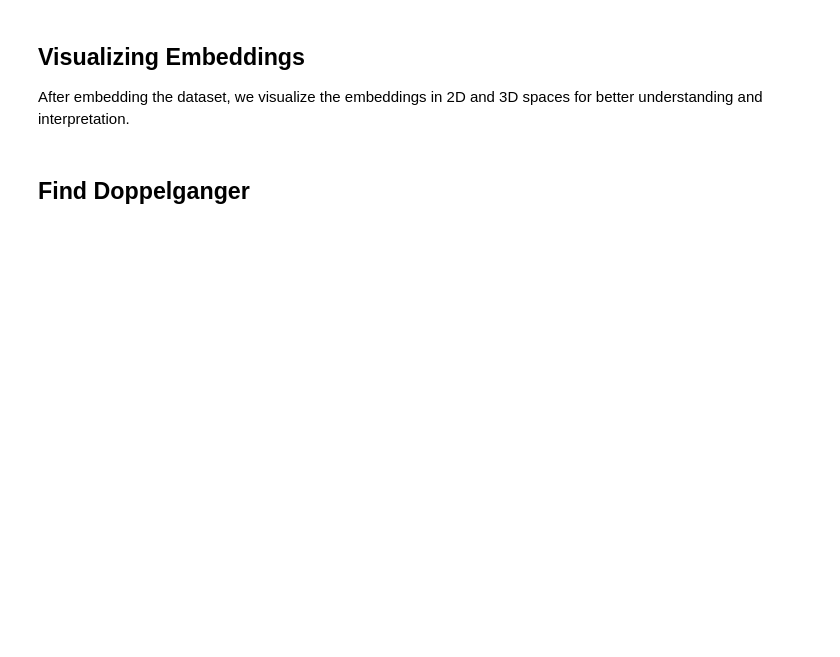
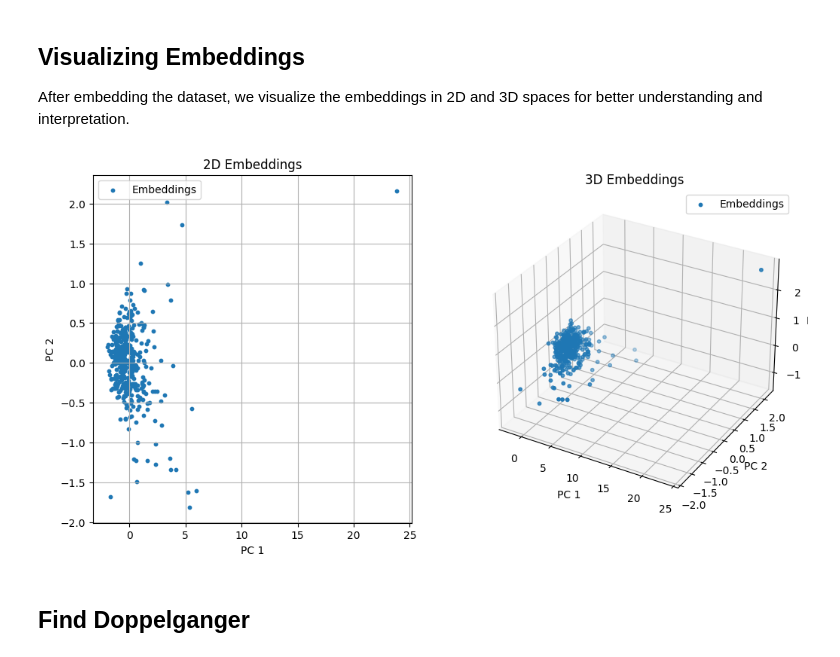
Before and after one commit to LucaFranceschi01/DL-2024, a Jupyter notebook: FINAL/test.ipynb, the cells around one changed output. Cells and saved outputs as stored; diff of their text form; code cells hidden in the pictures; blank space fills up the shorter version.

Commit message:
embeddings visualization

```diff
--- a/FINAL/test.ipynb
+++ b/FINAL/test.ipynb
@@ -33,11 +33,12 @@ from torchvision.models import mobilenet_v3_small
 import math
 # %%
 # Comment if not in Google Colab
-# from google.colab import drive
-# drive.mount('/content/drive')
-# data_path = '/content/drive/My Drive/DeepLearning_2024/P4/Data/'
-# results_path = '/content/drive/My Drive/DeepLearning_2024/P4/Results/'
+from google.colab import drive
+drive.mount('/content/drive')
+content_path = '/content/drive/My Drive/DeepLearning_2024/FINAL/'
+data_path = content_path + 'dataset/'
+results_path = content_path + 'results/'
 
 # Comment if in Google Colab
-data_path = 'data/'
-results_path = 'results/'
+# data_path = 'data/'
+# results_path = 'results/'
@@ -66,9 +71,12 @@ class HDA_Doppelgaenger(torch.utils.data.Dataset):
         self.transform = transform
         self.seed = seed
 
+        with open(data_path + dataset_version + 'dataset.json', 'r') as fp:
+            self.indexer = json.load(fp)['HDA_Doppelgaenger']
+        """
         with open('./' + dataset_version + 'dataset.json', 'r') as fp:
             self.indexer = json.load(fp)['HDA_Doppelgaenger']
-
+        """
     def __getitem__(self, index):
         np.random.seed(self.seed)
         neg_idx = np.random.randint(0, len(self.indexer)) # index
@@ -363,2 +346,57 @@ visualize_embeddings(embeddings, labels)
+# %%
+def visualize_embeddings_2d(ax, embeddings, labels, input=None, closest=None):
+    # Reshape embeddings to x dimensions
+    embeddings_2d = embeddings.reshape(embeddings.shape[0], -1)
+
+    # Perform dimensionality reduction with PCA for visualization
+    pca_2d = PCA(n_components=2)
+    reduced_embeddings_2d = pca_2d.fit_transform(embeddings_2d)
+
+    # Visualize embeddings in 2D
+    scatter_2d = ax.scatter(reduced_embeddings_2d[:, 0], reduced_embeddings_2d[:, 1], s=10, label='Embeddings')
+    if input is not None:
+        input_2d = pca_2d.transform(input.reshape(1, -1))
+        ax.scatter(input_2d[:, 0], input_2d[:, 1], color='red', s=100, label='Input Embedding')
+    if closest is not None:
+        closest_2d = pca_2d.transform(closest.reshape(1, -1))
+        ax.scatter(closest_2d[0], closest_2d[1], closest_2d[2], color='green', s=100, label='Closest Embedding')
+
+    ax.set_title('2D Embeddings')
+    ax.set_xlabel('PC 1')
+    ax.set_ylabel('PC 2')
+    ax.grid(True)
+    ax.legend()
+
+def visualize_embeddings_3d(ax, embeddings, labels, input=None, closest=None):
+    # Reshape embeddings to 3 dimensions
+    embeddings_3d = embeddings.reshape(embeddings.shape[0], -1)
+
+    # Perform dimensionality reduction with PCA for visualization
+    pca_3d = PCA(n_components=3)
+    reduced_embeddings_3d = pca_3d.fit_transform(embeddings_3d)
+
+    # Visualize embeddings in 3D
+    scatter_3d = ax.scatter(reduced_embeddings_3d[:, 0], reduced_embeddings_3d[:, 1], reduced_embeddings_3d[:, 2], s=10, label='Embeddings')
+    if input is not None:
+        input_3d = pca_3d.transform(input.reshape(1, -1))
+        ax.scatter(input_3d[:, 0], input_3d[:, 1], input_3d[:, 2], color='red', s=100, label='Input Embedding')
+    if closest is not None:
+        closest_3d = pca_3d.transform(closest.reshape(1, -1))
+        ax.scatter(closest_3d[:, 0], closest_3d[:, 1], closest_3d[:, 2], color='green', s=100, label='Input Embedding')
+    ax.set_title('3D Embeddings')
+    ax.set_xlabel('PC 1')
+    ax.set_ylabel('PC 2')
+    ax.set_zlabel('PC 3')
+    ax.grid(True)
+    ax.legend()
+
+fig = plt.figure(figsize=(12, 6))
+axs = [fig.add_subplot(1, 2, 1), fig.add_subplot(1, 2, 2, projection='3d')]
+
+
+visualize_embeddings_2d(axs[0], embeddings, labels)
+visualize_embeddings_3d(axs[1], embeddings, labels)
+# %% [output]
+[figure, added]
 # %% [markdown]
 ## **Find Doppelganger**
```
Also changed, not shown: parts of 11 cells of this notebook.
